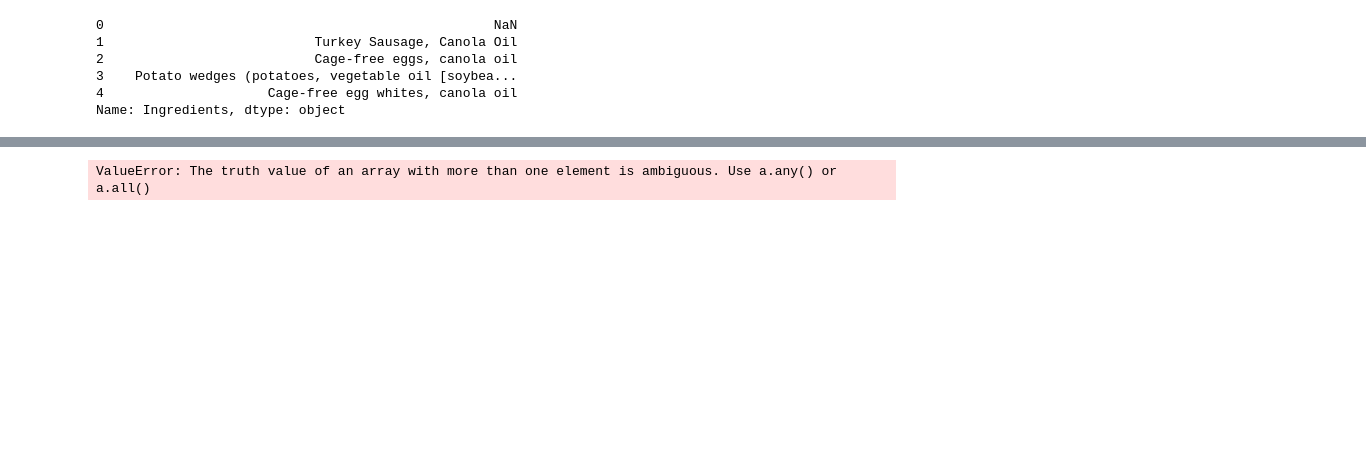
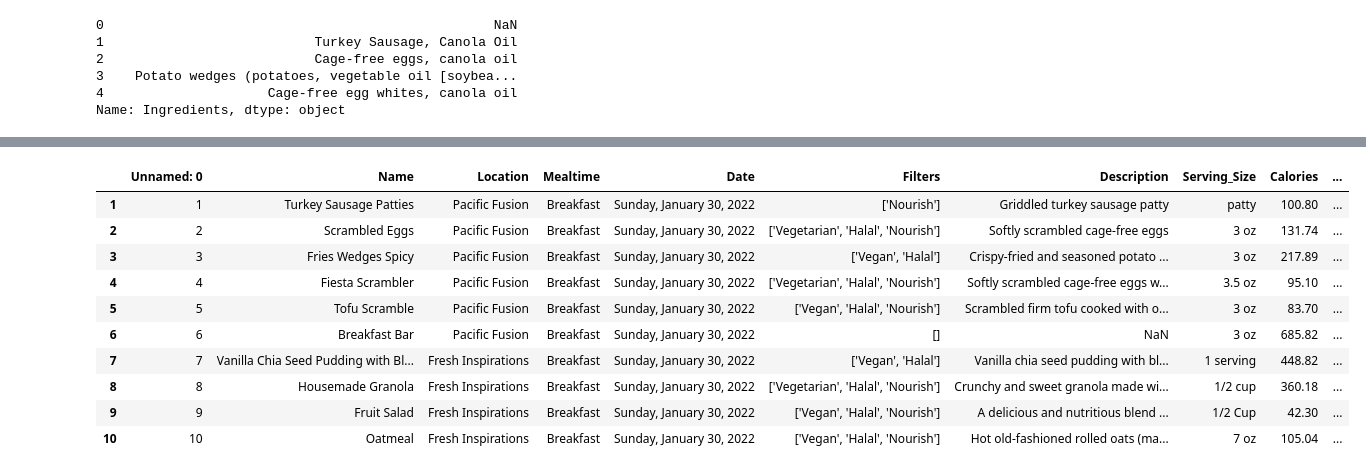
Before and after one commit to Davis-Data-Science-Club/winter_proj, a Jupyter notebook: IngredientBasedRecommendations.ipynb, the cells around one changed output, grey strips where cells are left out. Cells and saved outputs as stored; diff of their text form; code cells hidden in the pictures; blank space fills up the shorter version.

```diff
--- a/IngredientBasedRecommendations.ipynb
+++ b/IngredientBasedRecommendations.ipynb
@@ -37,10 +72,10 @@ Name: Ingredients, dtype: object
 tfidf = TfidfVectorizer(stop_words='english')
 
 #Replace NaN with an empty string
-tData['Ingredients'] = tData['Ingredients'].fillna('')
+mtData['Ingredients'] = mtData['Ingredients'].fillna('')
 
 #Construct the required TF-IDF matrix by fitting and transforming the data
-tfidf_matrix = tfidf.fit_transform(tData['Ingredients'])
+tfidf_matrix = tfidf.fit_transform(mtData['Ingredients'])
 
 #Output the shape of tfidf_matrix
 tfidf_matrix.shape
@@ -51,7 +91,7 @@ tfidf_matrix.shape
 cosine_sim = linear_kernel(tfidf_matrix, tfidf_matrix)
 
 #Construct a reverse map of indices and food items
-indices = pd.Series(tData.index, index=tData['Name']).drop_duplicates()
+indices = pd.Series(mtData.index, index=mtData['Name']).drop_duplicates()
 indices
 # %% [output]
 Name
@@ -86,8 +126,18 @@ def get_recommendations(food, cosine_sim=cosine_sim):
     food_indices = [i[0] for i in sim_scores]
 
     # Return the top 10 most similar food items
-    return tData.iloc[food_indices]
+    return mtData.iloc[food_indices]
 # %%
-get_recommendations("Pork Link Sausage")
+get_recommendations("French Toast")
 # %% [output]
-ValueError: The truth value of an array with more than one element is ambiguous. Use a.any() or a.all()
+|  | Unnamed: 0 | Name | Location | Mealtime | Date | Filters | Description | Serving_Size | Calories | ... |
+| 1 | 1 | Turkey Sausage Patties | Pacific Fusion | Breakfast | Sunday, January 30, 2022 | ['Nourish'] | Griddled turkey sausage patty | patty | 100.80 | ... |
+| 2 | 2 | Scrambled Eggs | Pacific Fusion | Breakfast | Sunday, January 30, 2022 | ['Vegetarian', 'Halal', 'Nourish'] | Softly scrambled cage-free eggs | 3 oz | 131.74 | ... |
+| 3 | 3 | Fries Wedges Spicy | Pacific Fusion | Breakfast | Sunday, January 30, 2022 | ['Vegan', 'Halal'] | Crispy-fried and seasoned potato ... | 3 oz | 217.89 | ... |
+| 4 | 4 | Fiesta Scrambler | Pacific Fusion | Breakfast | Sunday, January 30, 2022 | ['Vegetarian', 'Halal', 'Nourish'] | Softly scrambled cage-free eggs w... | 3.5 oz | 95.10 | ... |
+| 5 | 5 | Tofu Scramble | Pacific Fusion | Breakfast | Sunday, January 30, 2022 | ['Vegan', 'Halal', 'Nourish'] | Scrambled firm tofu cooked with o... | 3 oz | 83.70 | ... |
+| 6 | 6 | Breakfast Bar | Pacific Fusion | Breakfast | Sunday, January 30, 2022 | [] | NaN | 3 oz | 685.82 | ... |
+| 7 | 7 | Vanilla Chia Seed Pudding with Bl... | Fresh Inspirations | Breakfast | Sunday, January 30, 2022 | ['Vegan', 'Halal'] | Vanilla chia seed pudding with bl... | 1 serving | 448.82 | ... |
+| 8 | 8 | Housemade Granola | Fresh Inspirations | Breakfast | Sunday, January 30, 2022 | ['Vegetarian', 'Halal', 'Nourish'] | Crunchy and sweet granola made wi... | 1/2 cup | 360.18 | ... |
+| 9 | 9 | Fruit Salad | Fresh Inspirations | Breakfast | Sunday, January 30, 2022 | ['Vegan', 'Halal', 'Nourish'] | A delicious and nutritious blend ... | 1/2 Cup | 42.30 | ... |
+| 10 | 10 | Oatmeal | Fresh Inspirations | Breakfast | Sunday, January 30, 2022 | ['Vegan', 'Halal', 'Nourish'] | Hot old-fashioned rolled oats (ma... | 7 oz | 105.04 | ... |
```
Also changed, not shown: parts of 6 cells of this notebook.
